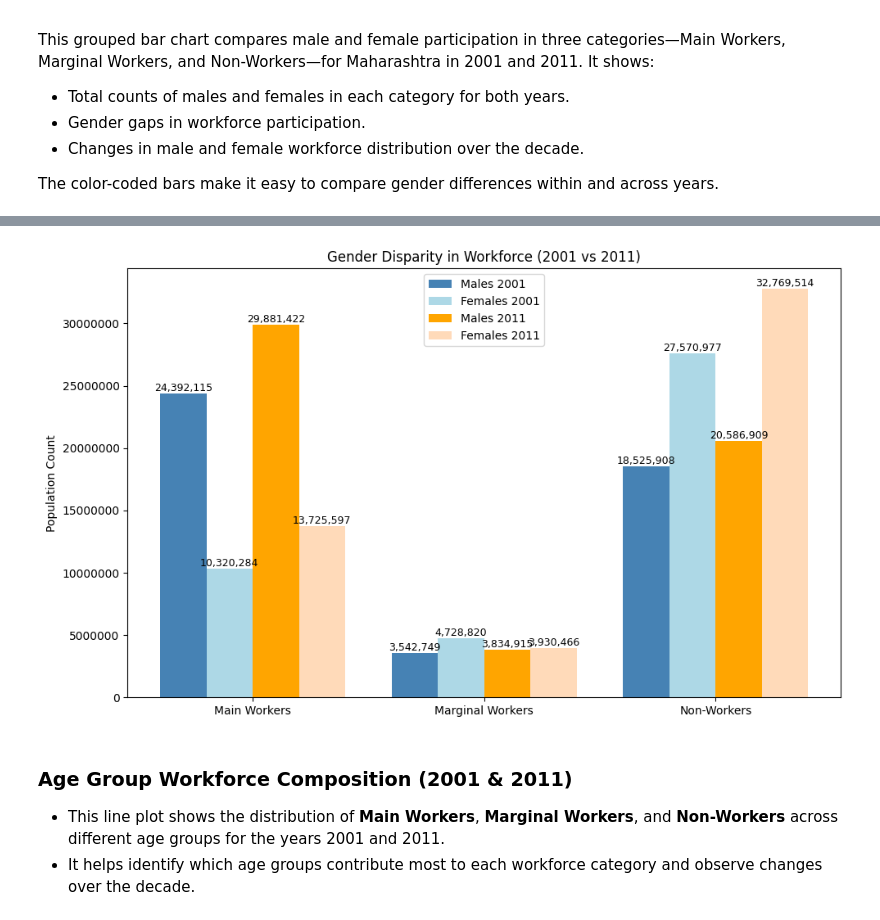
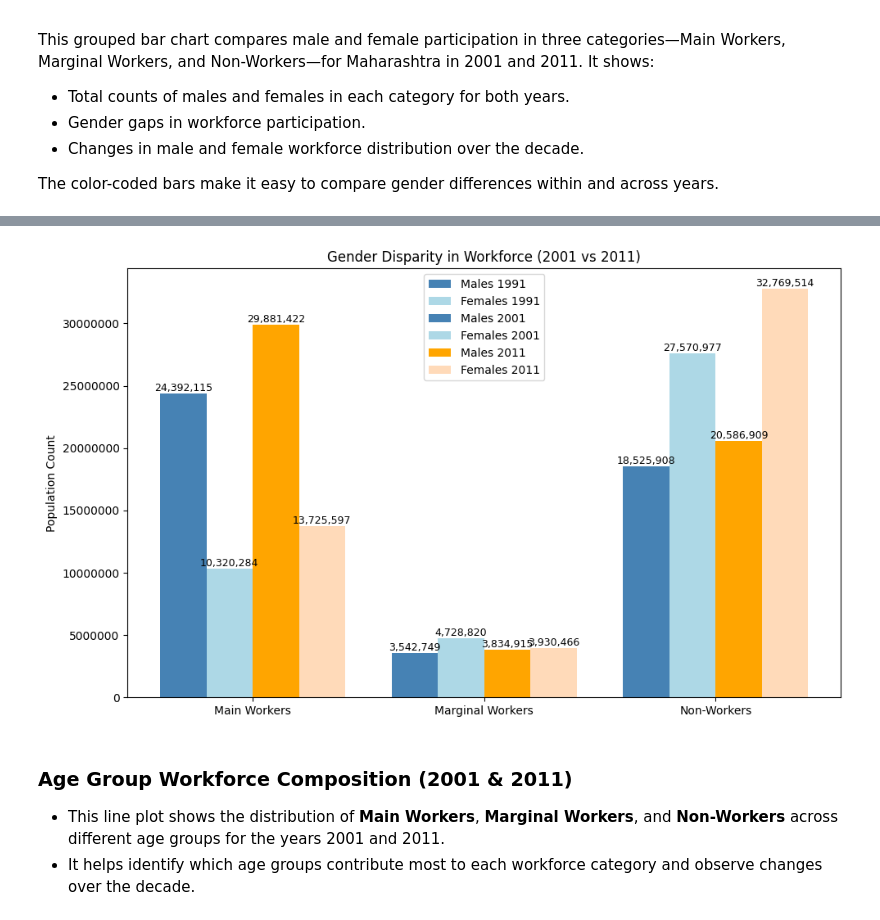
Before and after one commit to MrSaltyFish/census-data-analytics, a Jupyter notebook: Maharashtra_Comparison.ipynb, the cells around one changed output, grey strips where cells are left out. Saved outputs shown, nothing was run; the diff lists cells and outputs as text; code cells hidden in the pictures.

```diff
--- a/Maharashtra_Comparison.ipynb
+++ b/Maharashtra_Comparison.ipynb
@@ -60,7 +93,7 @@ Index of Workforce 2011: RangeIndex(start=0, stop=1680, step=1)
 # %% [markdown]
 ### We strip the text of all whitespaces from both sides.
 # %%
-for df in [age_workforce_01, age_workforce_11]:
+for df in [age_workforce_91, age_workforce_01, age_workforce_11]:
     for col in df.select_dtypes(include='object').columns:
         df[col] = df[col].astype(str).str.strip()
 # %% [markdown]
@@ -192,7 +251,7 @@ Removing missing data (many '0's in the rows, eg. Mumbai (Suburban) -> Rural)
 # %%
 cleaned_dfs = []
 
-for df in [age_workforce_11, age_workforce_01]:
+for df in [age_workforce_91, age_workforce_11, age_workforce_01]:
     df = df.copy()  # avoid side-effects on original
 
     id_columns = ['District_Code', 'Area_Name', 'Total_Rural_Urban', 'Age_Group']
@@ -214,9 +273,10 @@ for df in [age_workforce_11, age_workforce_01]:
     cleaned_dfs.append(df)
 
 # Unpack cleaned DataFrames
-age_workforce_11, age_workforce_01 = cleaned_dfs
+age_workforce_91, age_workforce_11, age_workforce_01 = cleaned_dfs
 
 ################ Resetting Index ##############
+age_workforce_91.reset_index(drop=True, inplace=True)
 age_workforce_01.reset_index(drop=True, inplace=True)
 age_workforce_11.reset_index(drop=True, inplace=True)
 # %% [markdown]
@@ -264,12 +346,16 @@ for col in columns_to_encode:
 # %% [markdown]
 ## Reordering columns to same order
 # %%
-# Get correct column order from 2001
-correct_column_order = age_workforce_01.columns.tolist()
+# past_column_order = age_workforce_91.columns.tolist()
 
-# # Ensure 'District_Code' exists in 2011 DataFrame
-# if 'District_Code' not in age_workforce_11.columns:
-#     age_workforce_11['District_Code'] = -1  # or fill appropriately
+# age_workforce_01 = age_workforce_01[past_column_order]
 
-# Reorder 2011 columns to match 2001
-age_workforce_11 = age_workforce_11[correct_column_order]
+# # Get correct column order from 2001
+# correct_column_order = age_workforce_01.columns.tolist()
+
+# # # Ensure 'District_Code' exists in 2011 DataFrame
+# # if 'District_Code' not in age_workforce_11.columns:
+# #     age_workforce_11['District_Code'] = -1  # or fill appropriately
+
+# # Reorder 2011 columns to match 2001
+# age_workforce_11 = age_workforce_11[correct_column_order]
@@ -339,13 +465,16 @@ from matplotlib.ticker import ScalarFormatter
 - This could be due to population growth, increased economic activity, or better enumeration.
 # %%
 # Total workers (main + marginal) per year
+
+total_1991 = age_workforce_91['Main_Workers_Persons'].sum() + age_workforce_91['Marginal_0_to_6_Persons'].sum()
 total_2001 = age_workforce_01['Main_Workers_Persons'].sum() + age_workforce_01['Marginal_0_to_6_Persons'].sum()
 total_2011 = age_workforce_11['Main_Workers_Persons'].sum() + age_workforce_11['Marginal_0_to_6_Persons'].sum()
 
+print(total_1991)
 print(total_2001)
 print(total_2011)
 
-bars = plt.bar(['2001', '2011'], [total_2001, total_2011], color=['skyblue', 'orange'])
+bars = plt.bar(['1991', '2001', '2011'], [total_1991, total_2001, total_2011], color=['red', 'skyblue', 'orange'])
 plt.title('Total Workers in Maharashtra (2001 vs 2011)')
 plt.ylabel('Number of Workers')
 
@@ -445,6 +595,19 @@ The color-coded bars make it easy to compare gender differences within and acros
 categories = ['Main Workers', 'Marginal Workers', 'Non-Workers']
 x = np.arange(len(categories))
 width = 0.2
+
+male_91 = [
+    age_workforce_91['Main_Workers_Males'].sum(),
+    age_workforce_91['Marginal_0_to_6_Males'].sum(),
+    age_workforce_91['Non_Workers_Total_Males'].sum()
+]
+
+female_91 = [
+    age_workforce_91['Main_Workers_Females'].sum(),
+    age_workforce_91['Marginal_0_to_6_Females'].sum(),
+    age_workforce_91['Non_Workers_Total_Females'].sum()
+]
+
 
 male_01 = [
     age_workforce_01['Main_Workers_Males'].sum(),
@@ -471,34 +634,36 @@ female_11 = [
 ]
 
 # Plotting
 fig, ax = plt.subplots(figsize=(10, 6))
 
+bars_male_91 = ax.bar(x - width*1.5, male_91, width, label='Males 1991', color='steelblue')
+bars_female_91 = ax.bar(x - width/2, female_91, width, label='Females 1991', color='lightblue')
 bars_male_01 = ax.bar(x - width*1.5, male_01, width, label='Males 2001', color='steelblue')
 bars_female_01 = ax.bar(x - width/2, female_01, width, label='Females 2001', color='lightblue')
 bars_male_11 = ax.bar(x + width/2, male_11, width, label='Males 2011', color='orange')
 bars_female_11 = ax.bar(x + width*1.5, female_11, width, label='Females 2011', color='peachpuff')
 
 def add_labels(bars):
     for bar in bars:
         height = bar.get_height()
         ax.text(bar.get_x() + bar.get_width()/2, height, f'{height:,}',
                 ha='center', va='bottom', fontsize=9)
 
 for bars in [bars_male_01, bars_female_01, bars_male_11, bars_female_11]:
     add_labels(bars)
 
 ax.set_xticks(x)
 ax.set_xticklabels(categories)
 ax.set_ylabel('Population Count')
 ax.set_title('Gender Disparity in Workforce (2001 vs 2011)')
 ax.legend()
 ax.yaxis.set_major_formatter(ScalarFormatter(useMathText=False))
 ax.ticklabel_format(style='plain', axis='y')
 
 plt.tight_layout()
 plt.show()
 # %% [output]
-[figure, old version]
+[figure, new version]
 # %% [markdown]
 ### Age Group Workforce Composition (2001 & 2011)
 
```
Also changed, not shown: parts of 29 cells of this notebook, 1 other file.
